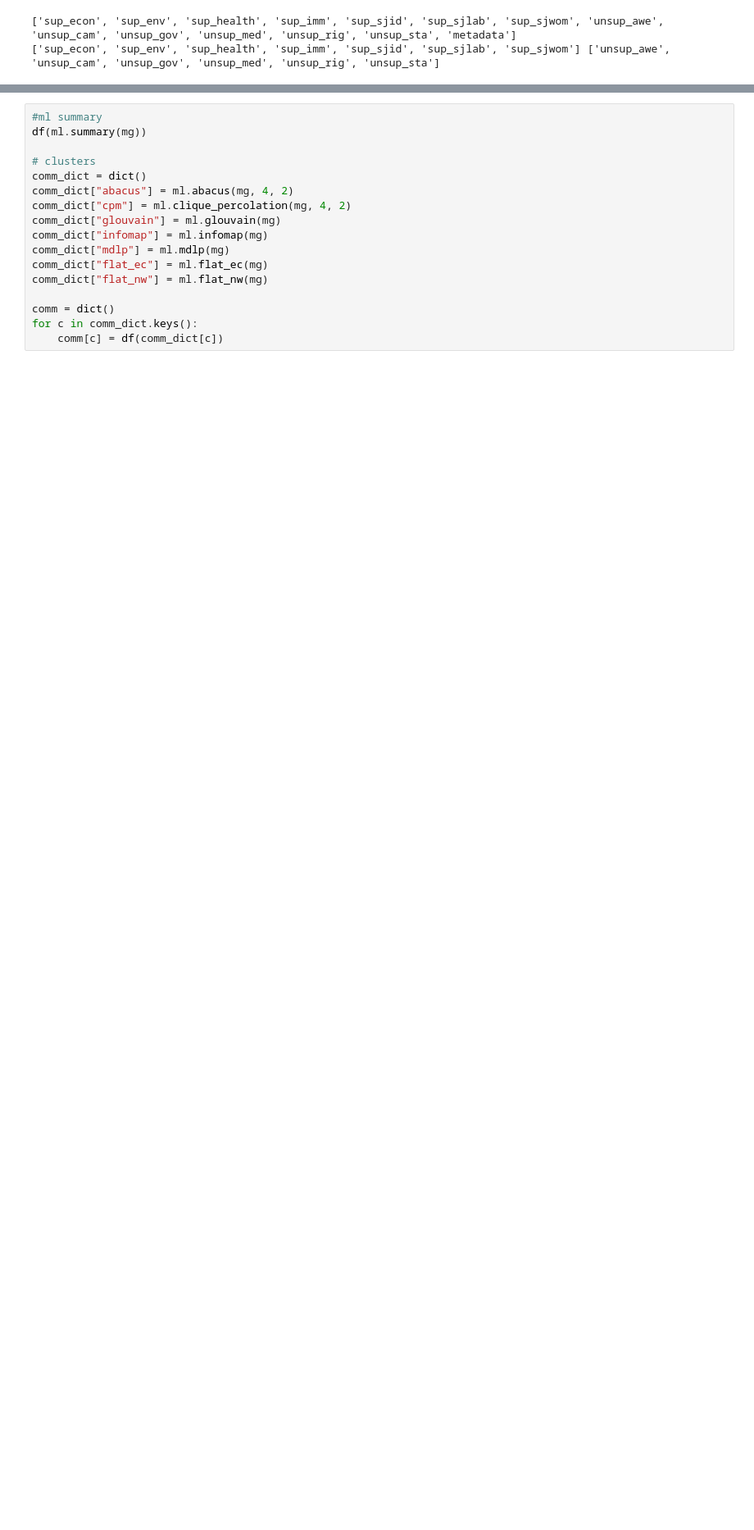
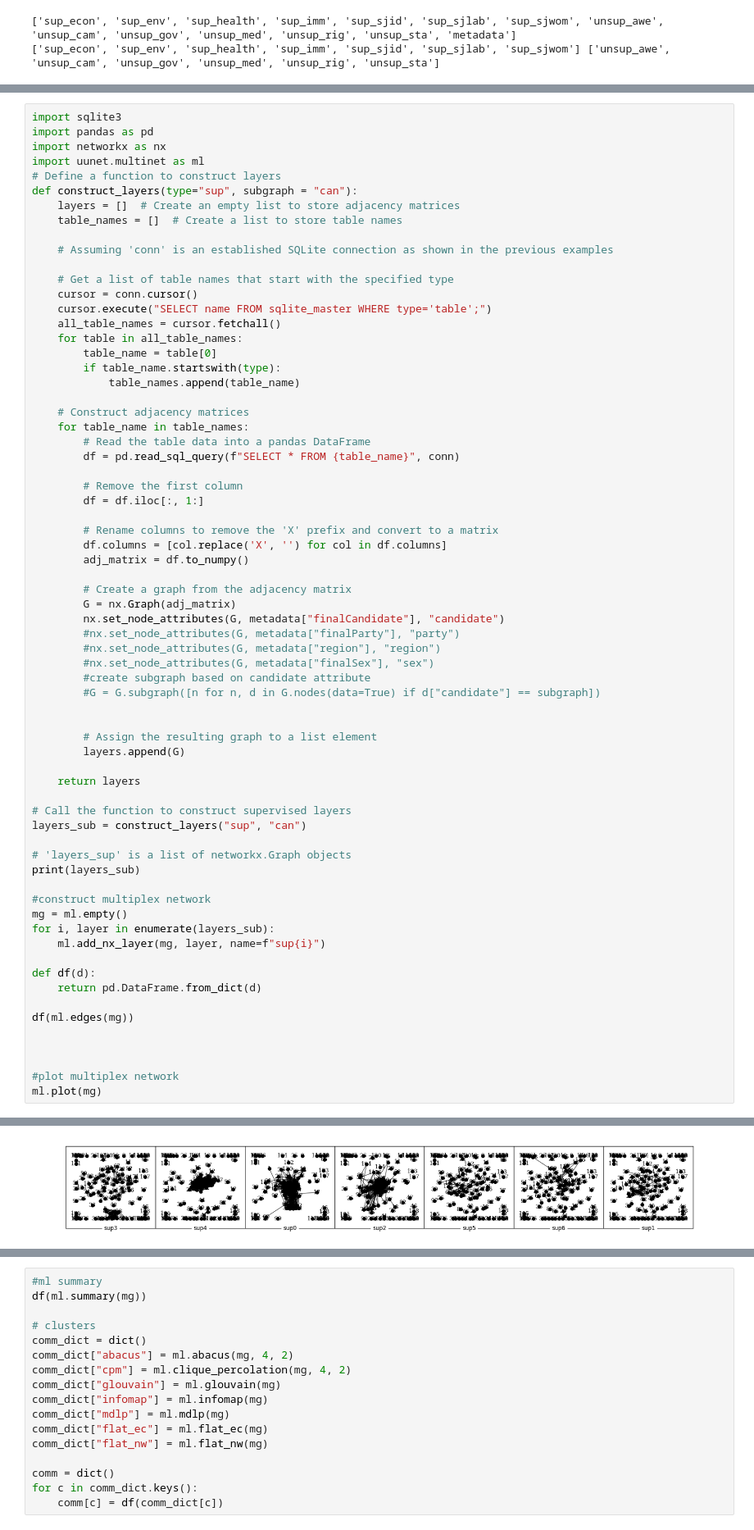
Before and after one commit to CEL-lab/multilayer_polarization, a Jupyter notebook: analysis/multinet.ipynb, the cells around one changed output, grey strips where cells are left out. Shown: that part at 82% size. Cells and saved outputs as stored; diff of their text form; blank space fills up the shorter version.

```diff
--- a/analysis/multinet.ipynb
+++ b/analysis/multinet.ipynb
@@ -129,0 +137,69 @@ ml.plot(mg, vertex_labels = labels)
+# %%
+import sqlite3
+import pandas as pd
+import networkx as nx
+import uunet.multinet as ml
+# Define a function to construct layers
+def construct_layers(type="sup", subgraph = "can"):
+    layers = []  # Create an empty list to store adjacency matrices
+    table_names = []  # Create a list to store table names
+
+    # Assuming 'conn' is an established SQLite connection as shown in the previous examples
+
+    # Get a list of table names that start with the specified type
+    cursor = conn.cursor()
+    cursor.execute("SELECT name FROM sqlite_master WHERE type='table';")
+    all_table_names = cursor.fetchall()
+    for table in all_table_names:
+        table_name = table[0]
+        if table_name.startswith(type):
+            table_names.append(table_name)
+
+    # Construct adjacency matrices
+    for table_name in table_names:
+        # Read the table data into a pandas DataFrame
+        df = pd.read_sql_query(f"SELECT * FROM {table_name}", conn)
+
+        # Remove the first column
+        df = df.iloc[:, 1:]
+
+        # Rename columns to remove the 'X' prefix and convert to a matrix
+        df.columns = [col.replace('X', '') for col in df.columns]
+        adj_matrix = df.to_numpy()
+
+        # Create a graph from the adjacency matrix
+        G = nx.Graph(adj_matrix)
+        nx.set_node_attributes(G, metadata["finalCandidate"], "candidate")
+        #nx.set_node_attributes(G, metadata["finalParty"], "party")
+        #nx.set_node_attributes(G, metadata["region"], "region")
+        #nx.set_node_attributes(G, metadata["finalSex"], "sex")
+        #create subgraph based on candidate attribute
+        #G = G.subgraph([n for n, d in G.nodes(data=True) if d["candidate"] == subgraph])
+
+
+        # Assign the resulting graph to a list element
+        layers.append(G)
+
+    return layers
+
+# Call the function to construct supervised layers
+layers_sub = construct_layers("sup", "can")
+
+# 'layers_sup' is a list of networkx.Graph objects
+print(layers_sub)
+
+#construct multiplex network
+mg = ml.empty()
+for i, layer in enumerate(layers_sub):
+    ml.add_nx_layer(mg, layer, name=f"sup{i}")
+
+def df(d):
+    return pd.DataFrame.from_dict(d)
+
+df(ml.edges(mg))
+
+
+
+#plot multiplex network
+ml.plot(mg)
+# %% [output]
@@ -129,0 +207 @@ ml.plot(mg, vertex_labels = labels)
+[figure, added]
```
Also changed, not shown: parts of 5 cells of this notebook.
